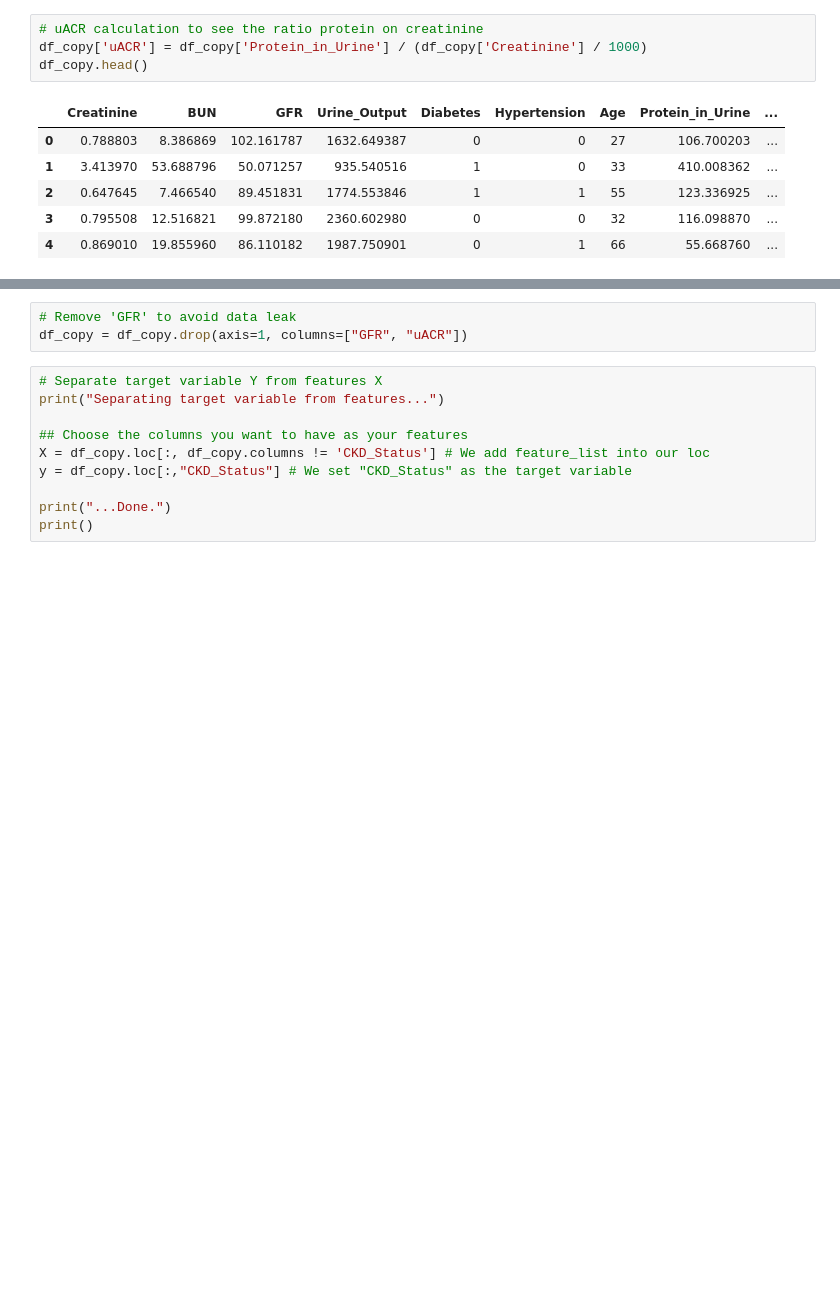
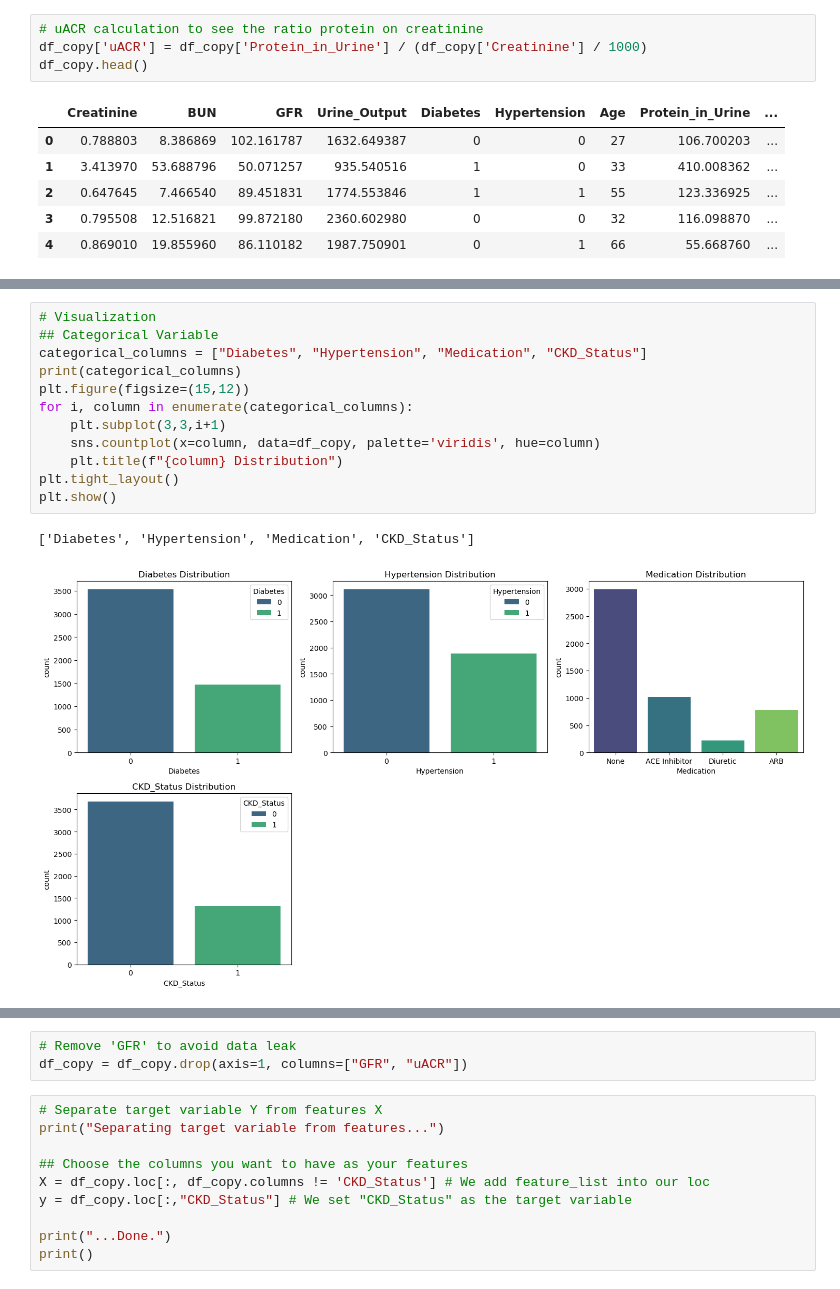
Before and after one commit to paezxavi/kidney_function_health_jedha, a Jupyter notebook: kidney_function_health_multi_classification_algo.ipynb, the cells around one changed output, grey strips where cells are left out. Saved outputs shown, nothing was run; the diff lists cells and outputs as text; blank space fills up the shorter version.

```diff
--- a/kidney_function_health_multi_classification_algo.ipynb
+++ b/kidney_function_health_multi_classification_algo.ipynb
@@ -112,0 +214,15 @@ df_copy.head()
+# %%
+# Visualization
+## Categorical Variable
+categorical_columns = ["Diabetes", "Hypertension", "Medication", "CKD_Status"]
+print(categorical_columns)
+plt.figure(figsize=(15,12))
+for i, column in enumerate(categorical_columns):
+    plt.subplot(3,3,i+1)
+    sns.countplot(x=column, data=df_copy, palette='viridis', hue=column)
+    plt.title(f"{column} Distribution")
+plt.tight_layout()
+plt.show()
+# %% [output]
+['Diabetes', 'Hypertension', 'Medication', 'CKD_Status']
+[figure, added]
```
Also changed, not shown: parts of 14 cells of this notebook, 1 other file.
